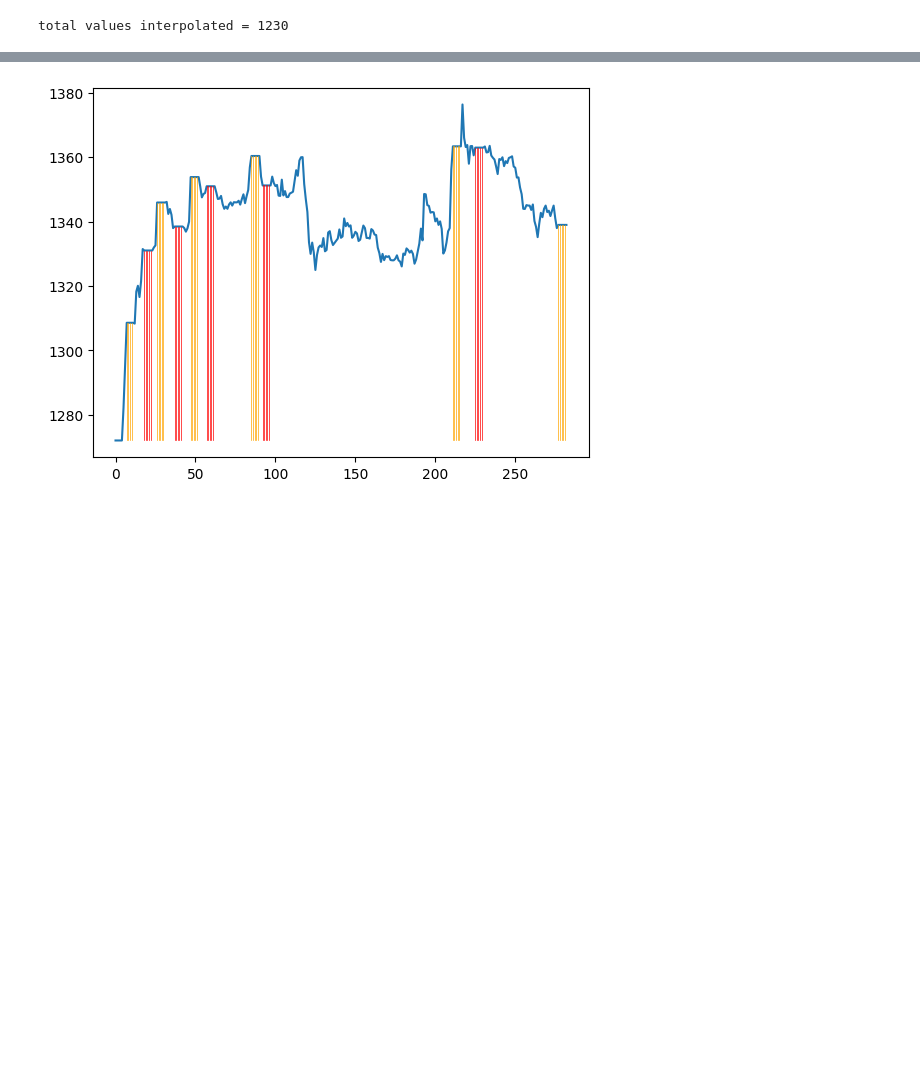
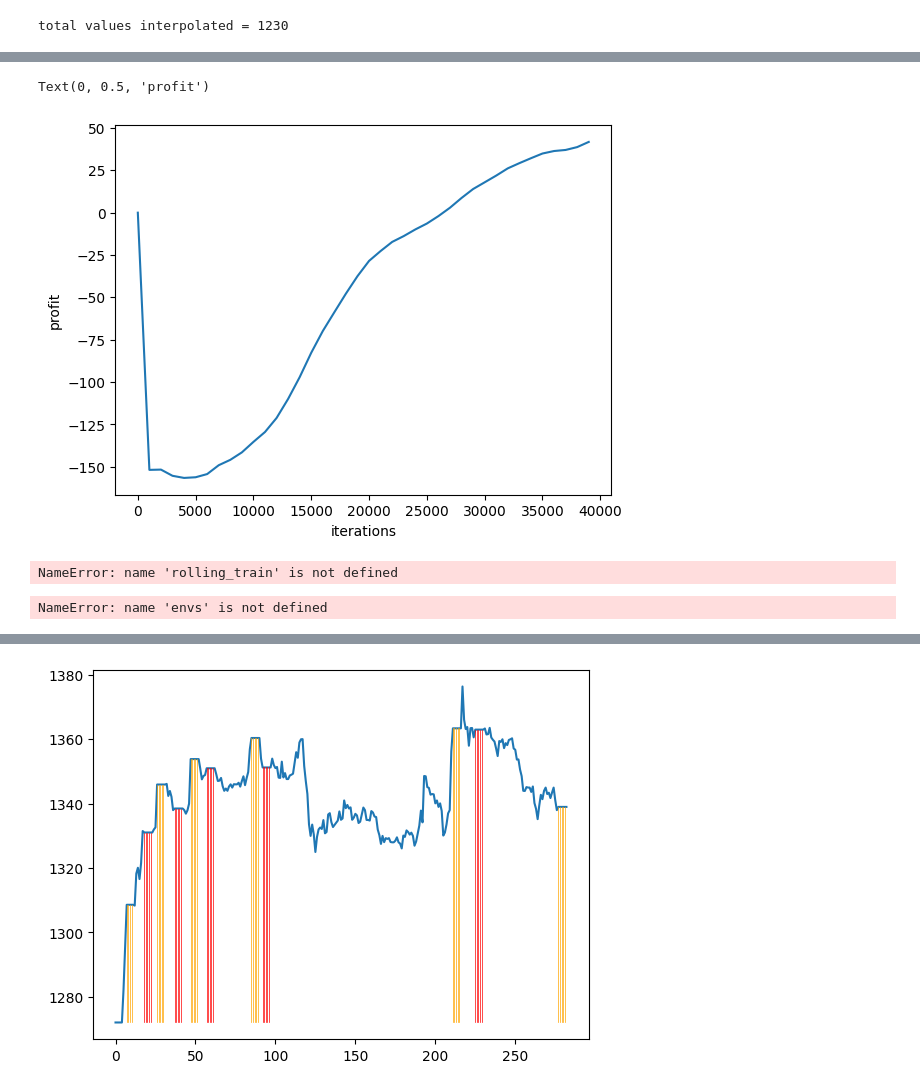
Before and after one commit to captanlevi/StockOverflow, a Jupyter notebook: ppoBook.ipynb, the cells around one changed output, grey strips where cells are left out. Cells and saved outputs as stored; diff of their text form; code cells hidden in the pictures; blank space fills up the shorter version.

```diff
--- a/ppoBook.ipynb
+++ b/ppoBook.ipynb
@@ -154,0 +204,17 @@ KeyboardInterrupt:
+# %%
+X = np.arange(len(logger.getMetric("avg_profit")))*1000
+
+plt.plot(X,logger.getMetric("avg_profit"))
+plt.xlabel("iterations")
+plt.ylabel("profit")
+# %% [output]
+Text(0, 0.5, 'profit')
+[figure, added]
+# %%
+envs = rolling_train.getTrainEnvs()
+# %% [output]
+NameError: name 'rolling_train' is not defined
+# %%
+env = envs.early_environments[0]
+# %% [output]
+NameError: name 'envs' is not defined
```
Also changed, not shown: parts of 16 cells of this notebook, 21 other files.
